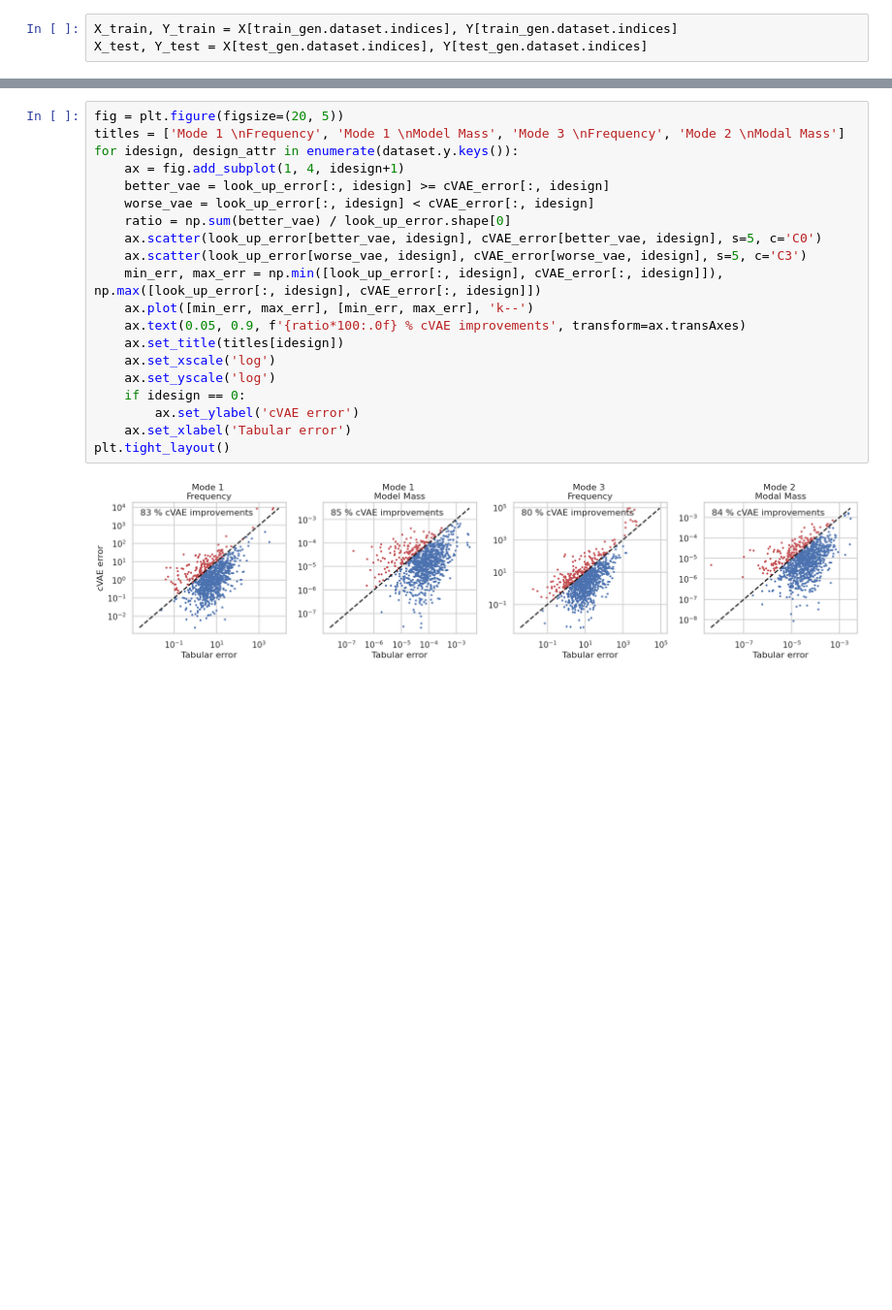
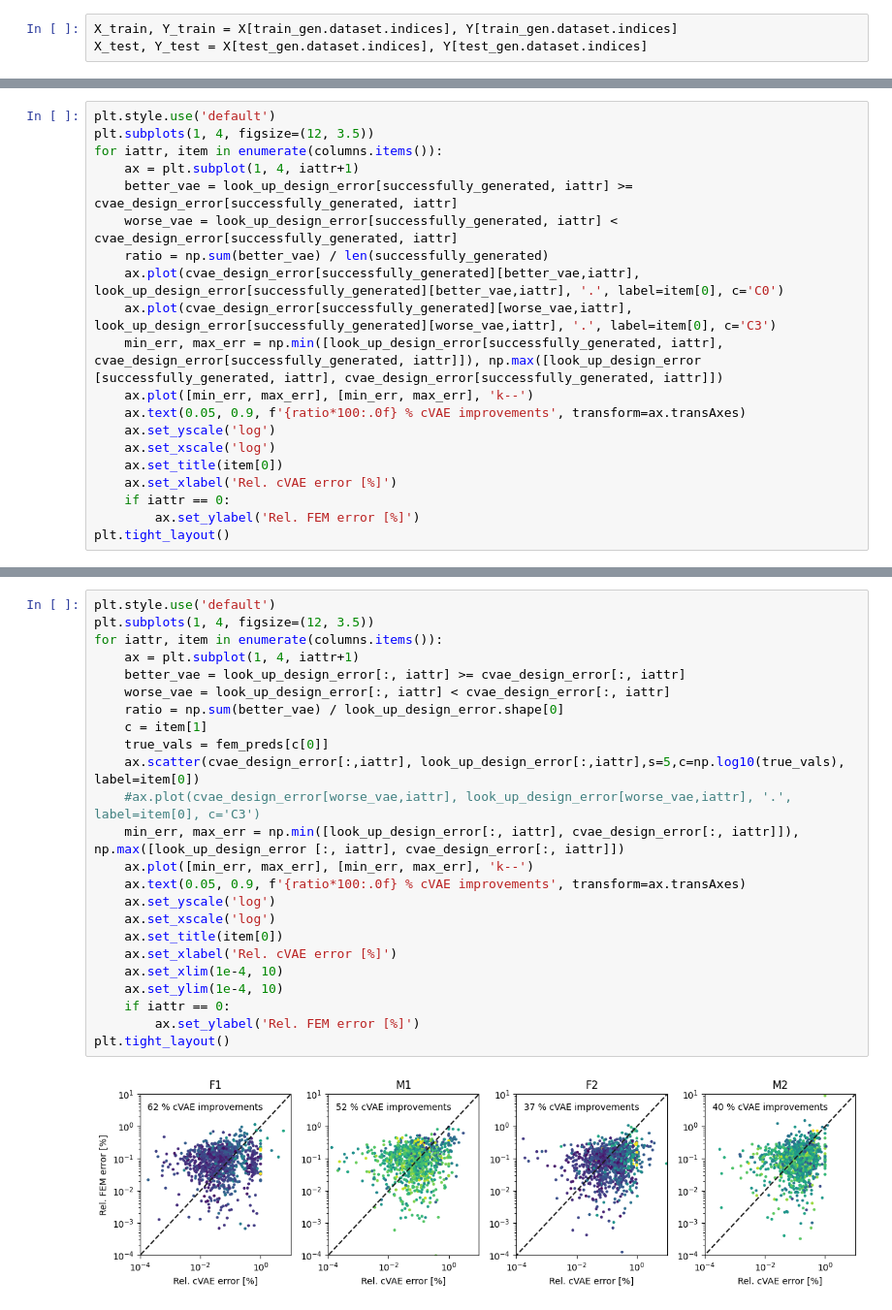
Before and after one commit to leafty/resonator-design, a Jupyter notebook: analysis/nearest_neighbor_analysis.ipynb, the cells around one changed output, grey strips where cells are left out. Shown: that part at 97% size. Saved outputs shown, nothing was run; the diff lists cells and outputs as text; blank space fills up the shorter version.

```diff
--- a/analysis/nearest_neighbor_analysis.ipynb
+++ b/analysis/nearest_neighbor_analysis.ipynb
@@ -99,0 +171,20 @@ for idesign, design_attr in enumerate(dataset.y.keys()):
+# %%
+plt.style.use('default')
+plt.subplots(1, 4, figsize=(12, 3.5))
+for iattr, item in enumerate(columns.items()):
+    ax = plt.subplot(1, 4, iattr+1)
+    better_vae = look_up_design_error[successfully_generated, iattr] >= cvae_design_error[successfully_generated, iattr]
+    worse_vae = look_up_design_error[successfully_generated, iattr] < cvae_design_error[successfully_generated, iattr]
+    ratio = np.sum(better_vae) / len(successfully_generated)
+    ax.plot(cvae_design_error[successfully_generated][better_vae,iattr], look_up_design_error[successfully_generated][better_vae,iattr], '.', label=item[0], c='C0')
+    ax.plot(cvae_design_error[successfully_generated][worse_vae,iattr], look_up_design_error[successfully_generated][worse_vae,iattr], '.', label=item[0], c='C3')
+    min_err, max_err = np.min([look_up_design_error[successfully_generated, iattr], cvae_design_error[successfully_generated, iattr]]), np.max([look_up_design_error [successfully_generated, iattr], cvae_design_error[successfully_generated, iattr]])
+    ax.plot([min_err, max_err], [min_err, max_err], 'k--')
+    ax.text(0.05, 0.9, f'{ratio*100:.0f} % cVAE improvements', transform=ax.transAxes)
+    ax.set_yscale('log')
+    ax.set_xscale('log')
+    ax.set_title(item[0])
+    ax.set_xlabel('Rel. cVAE error [%]')
+    if iattr == 0:
+        ax.set_ylabel('Rel. FEM error [%]')
+plt.tight_layout()
@@ -100,22 +193,26 @@ for idesign, design_attr in enumerate(dataset.y.keys()):
 # %%
-fig = plt.figure(figsize=(20, 5))
-titles = ['Mode 1 \nFrequency', 'Mode 1 \nModel Mass', 'Mode 3 \nFrequency', 'Mode 2 \nModal Mass']
-for idesign, design_attr in enumerate(dataset.y.keys()):
-    ax = fig.add_subplot(1, 4, idesign+1)
-    better_vae = look_up_error[:, idesign] >= cVAE_error[:, idesign]
-    worse_vae = look_up_error[:, idesign] < cVAE_error[:, idesign]
-    ratio = np.sum(better_vae) / look_up_error.shape[0]
-    ax.scatter(look_up_error[better_vae, idesign], cVAE_error[better_vae, idesign], s=5, c='C0')
-    ax.scatter(look_up_error[worse_vae, idesign], cVAE_error[worse_vae, idesign], s=5, c='C3')
-    min_err, max_err = np.min([look_up_error[:, idesign], cVAE_error[:, idesign]]), np.max([look_up_error[:, idesign], cVAE_error[:, idesign]])
+plt.style.use('default')
+plt.subplots(1, 4, figsize=(12, 3.5))
+for iattr, item in enumerate(columns.items()):
+    ax = plt.subplot(1, 4, iattr+1)
+    better_vae = look_up_design_error[:, iattr] >= cvae_design_error[:, iattr]
+    worse_vae = look_up_design_error[:, iattr] < cvae_design_error[:, iattr]
+    ratio = np.sum(better_vae) / look_up_design_error.shape[0]
+    c = item[1]
+    true_vals = fem_preds[c[0]]
+    ax.scatter(cvae_design_error[:,iattr], look_up_design_error[:,iattr],s=5,c=np.log10(true_vals), label=item[0])
+    #ax.plot(cvae_design_error[worse_vae,iattr], look_up_design_error[worse_vae,iattr], '.', label=item[0], c='C3')
+    min_err, max_err = np.min([look_up_design_error[:, iattr], cvae_design_error[:, iattr]]), np.max([look_up_design_error [:, iattr], cvae_design_error[:, iattr]])
     ax.plot([min_err, max_err], [min_err, max_err], 'k--')
     ax.text(0.05, 0.9, f'{ratio*100:.0f} % cVAE improvements', transform=ax.transAxes)
-    ax.set_title(titles[idesign])
+    ax.set_yscale('log')
     ax.set_xscale('log')
-    ax.set_yscale('log')
-    if idesign == 0:
-        ax.set_ylabel('cVAE error')
-    ax.set_xlabel('Tabular error')
+    ax.set_title(item[0])
+    ax.set_xlabel('Rel. cVAE error [%]')
+    ax.set_xlim(1e-4, 10)
+    ax.set_ylim(1e-4, 10)
+    if iattr == 0:
+        ax.set_ylabel('Rel. FEM error [%]')
 plt.tight_layout()
 # %% [output]
-[figure, old version]
+[figure, new version]
```
Also changed, not shown: parts of 24 cells of this notebook.
